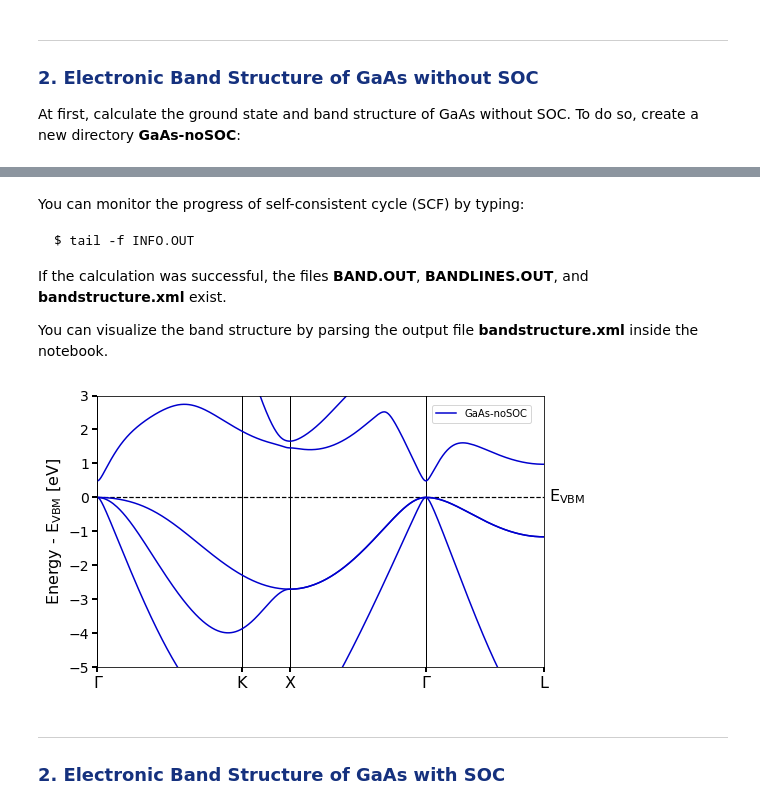
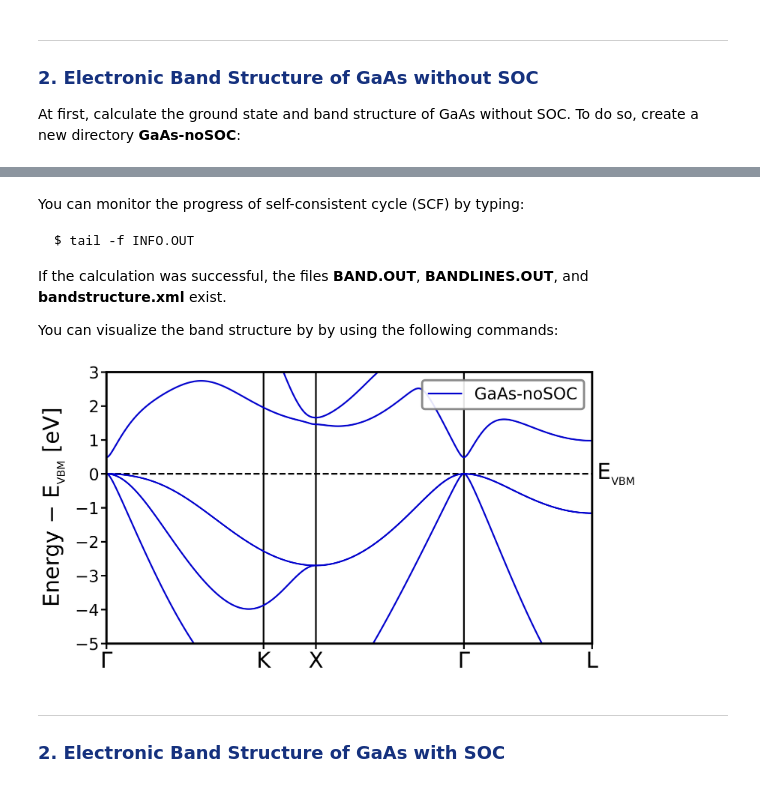
Before and after one commit to gulans/exciting, a Jupyter notebook: tools/excitingjupyter/excitingjupyter/02_ground_state/tutorial_spin_orbit_coupling.ipynb, the cells around one changed output, grey strips where cells are left out. Cells and saved outputs as stored; diff of their text form; code cells hidden in the pictures.

```diff
--- a/tools/excitingjupyter/excitingjupyter/02_ground_state/tutorial_spin_orbit_coupling.ipynb
+++ b/tools/excitingjupyter/excitingjupyter/02_ground_state/tutorial_spin_orbit_coupling.ipynb
@@ -159,4 +168,4 @@ $ tail -f INFO.OUT
 
 If the calculation was successful, the files **BAND.OUT**, **BANDLINES.OUT**, and **bandstructure.xml** exist.
 
-You can visualize the band structure by parsing the output file **bandstructure.xml** inside the notebook.
+You can visualize the band structure by by using the following commands:
@@ -178,30 +171,0 @@ vertices, labels = band_data_no_soc.band_path()
-# %%
-import matplotlib.pyplot as plt
-from matplotlib.lines import Line2D
-
-plt.figure(figsize=(8,5))
-plt.ylabel("Energy - $\mathregular{E_{VBM}}$ [eV]", fontsize=16)
-plt.ylim([-5, 3])
-plt.xlim([vertices[0], vertices[-1]])
-
-plt.xticks(ticks=vertices, labels=labels, fontsize=16)
-plt.yticks(fontsize=14)
-plt.tick_params(length=5,width=2)
-
-plt.axhline(y=band_data_no_soc.e_fermi, color="black", linestyle='--', linewidth=1.2)
-
-for i in range(len(band_data_no_soc.vertices)):
-    plt.axvline(x=vertices[i], color="black", linewidth=1)
-
-plt.rcParams["axes.linewidth"] = 2
-
-plt.text(1.95, -0.1, "$\mathregular{E_{VBM}}$", fontsize=16)
-
-plt.plot(band_data_no_soc.flattened_k_points, band_data_no_soc.bands, color="mediumblue")
-
-label = Line2D([0], [0], label='GaAs-noSOC', color='mediumblue')
-plt.legend(handles=[label], loc=(0.75, 0.9))
-
-plt.show()
-# %% [output]
-[figure, removed]
@@ -208,3 +177,8 @@ plt.show()
+# %%
+from IPython.display import Image
+display(Image('run_soc_tutorial/PLOT.png', width = 600))
+# %% [output]
+[figure, added]
 # %% [markdown]
 <a id='3'></a>
 <hr style="border:1px solid #DDD"> </hr>
```
Also changed, not shown: parts of 30 cells of this notebook, 22 other files.
